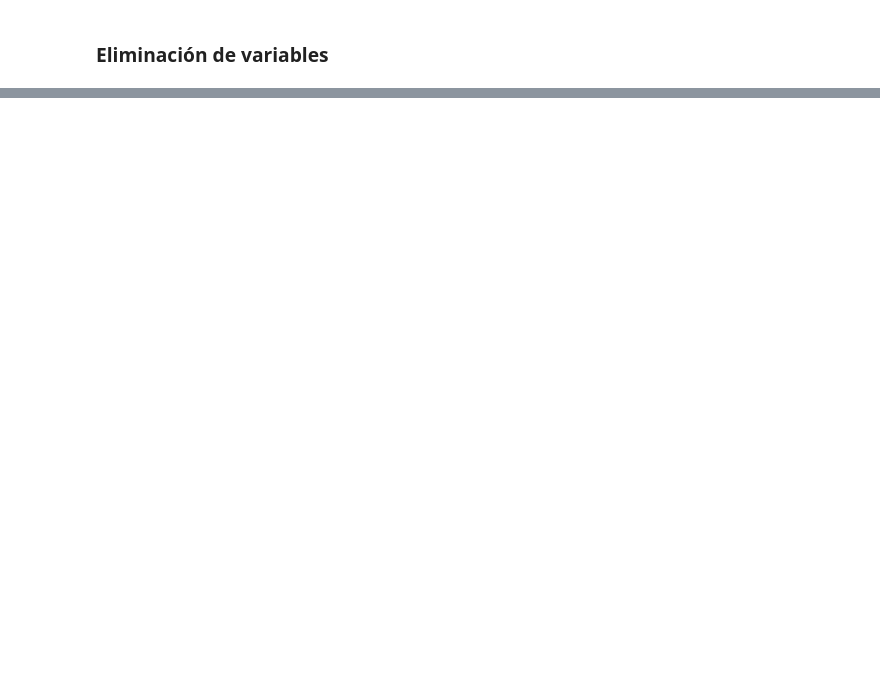
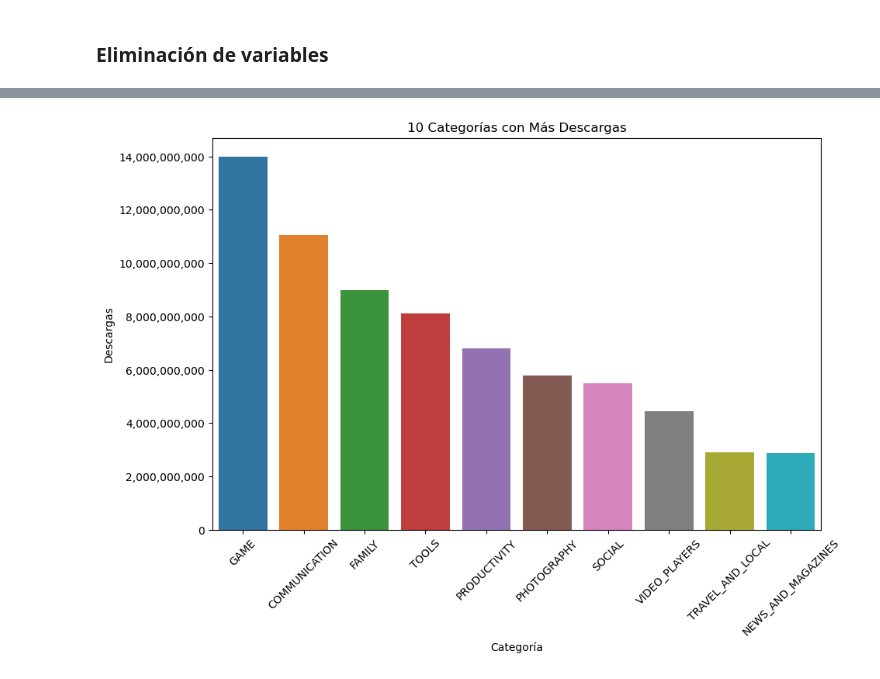
Before and after one commit to pahoalapizco/eda-persona-projects, a Jupyter notebook: notebooks/2.0-eda_personal_projects-googleplaystore_analysis.ipynb, the cells around one changed output, grey strips where cells are left out. Drawn from its saved outputs; the diff is of its cells as text; code cells hidden in the pictures; blank space fills up the shorter version.

```diff
--- a/notebooks/2.0-eda_personal_projects-googleplaystore_analysis.ipynb
+++ b/notebooks/2.0-eda_personal_projects-googleplaystore_analysis.ipynb
@@ -440,0 +522,7 @@ dtype: int64
+# %%
+installs_reviews_by_categories = playstore_df.groupby(["category"])[["reviews", "installs"]].sum().reset_index()
+
+most_downloaded_categories = installs_reviews_by_categories[["category", "installs"]].nlargest(10,"installs")
+most_reviewed_categories = installs_reviews_by_categories[["category", "reviews"]].nlargest(10,"reviews")
+
+most_downloaded_categories
@@ -440,0 +541,19 @@ dtype: int64
+# %%
+fig, ax = plt.subplots(figsize=(10,6))
+
+sns.barplot(
+  most_downloaded_categories,
+  x="category",
+  y="installs",
+  ax=ax
+)
+ax.set_title("10 Categorías con Más Descargas")
+ax.set_ylabel("Descargas")
+ax.set_xlabel("Categoría")
+
+ax.yaxis.set_major_formatter(quantity_formatter)
+
+plt.tight_layout()
+plt.xticks(rotation=45);
+# %% [output]
+[figure, added]
```
Also changed, not shown: parts of 37 cells of this notebook.
